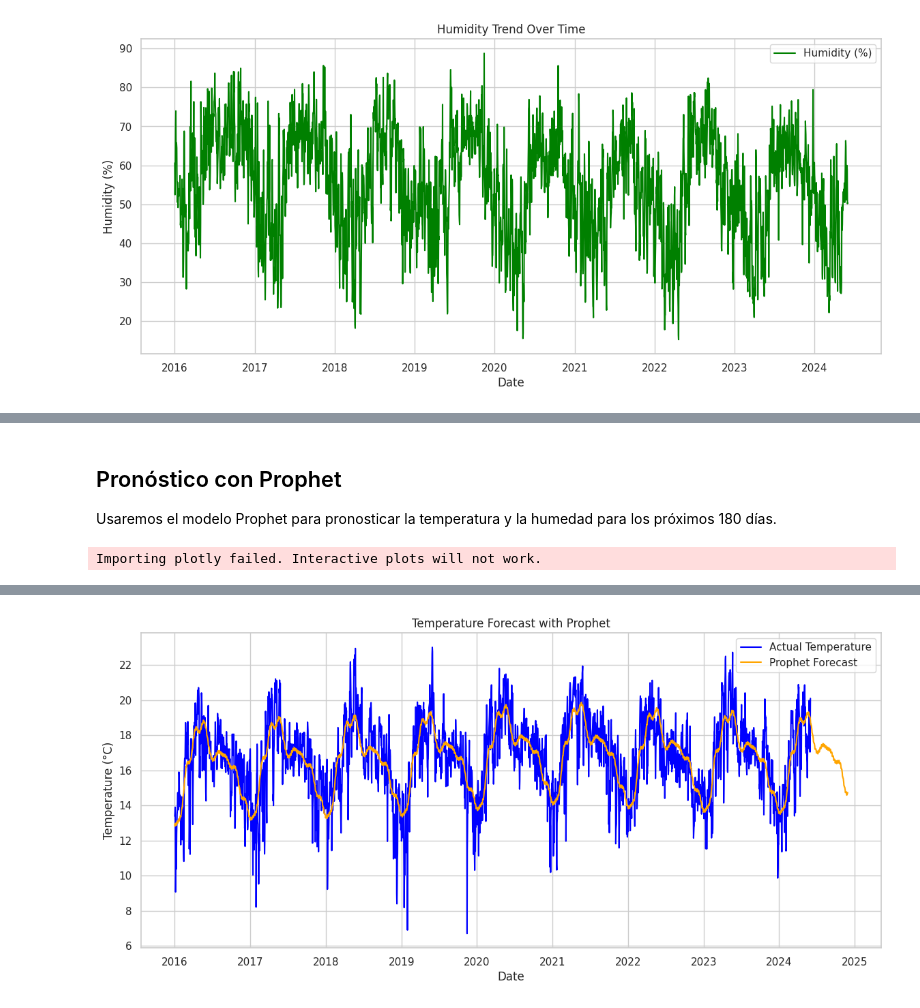
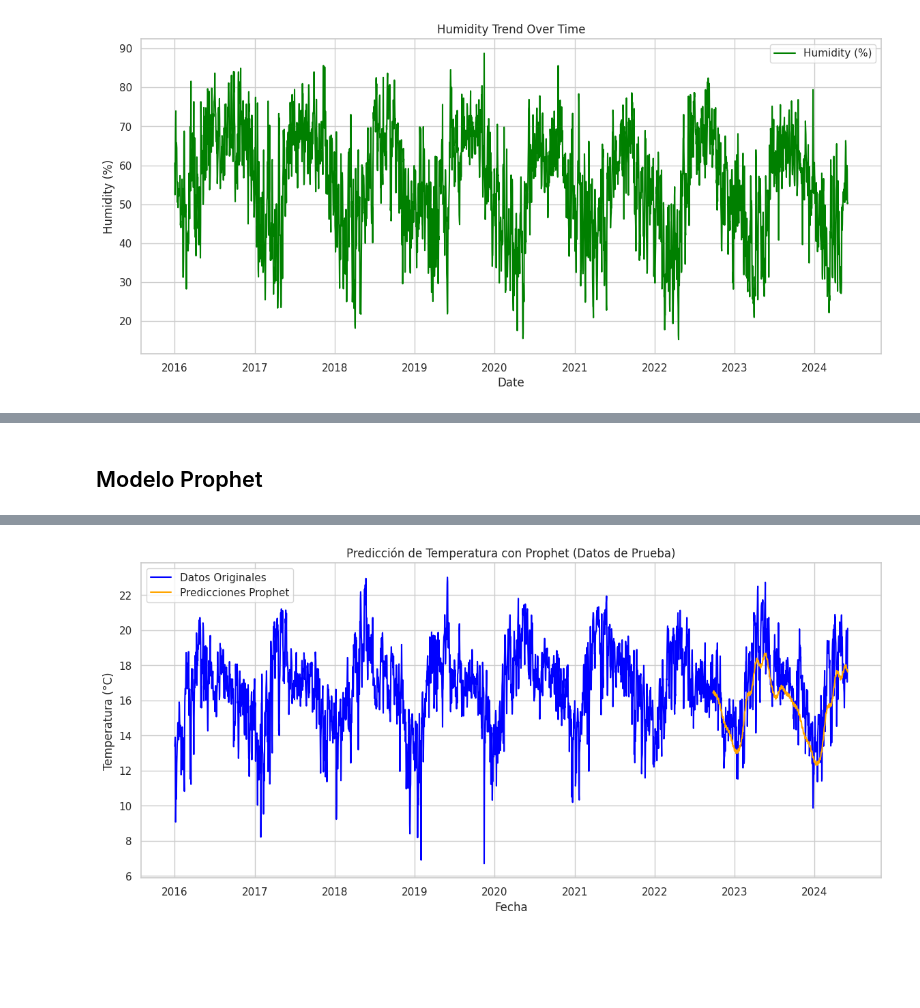
Before and after one commit to stormKx18/TFM_code_repo, a Jupyter notebook: data_analysis/completed_data_analysis_redmet_es.ipynb, the cells around one changed output, grey strips where cells are left out. Saved outputs shown, nothing was run; the diff lists cells and outputs as text; code cells hidden in the pictures; blank space fills up the shorter version.

Commit message:
Updated data analysis notebook for time series data

```diff
--- a/data_analysis/completed_data_analysis_redmet_es.ipynb
+++ b/data_analysis/completed_data_analysis_redmet_es.ipynb
@@ -250,5 +356,3 @@ plt.show()
 # %% [markdown]
 
-## Pronóstico con Prophet
-
-Usaremos el modelo Prophet para pronosticar la temperatura y la humedad para los próximos 180 días.
+## Modelo Prophet
@@ -263,26 +359,33 @@ df_humidity_prophet.columns = ['ds', 'y']
-# %%
-
-# Function to train and forecast using Prophet
-from prophet import Prophet
-
-def prophet_forecast(data, periods=180):
-    model = Prophet()
-    model.fit(data)
-    future = model.make_future_dataframe(periods=periods)
-    forecast = model.predict(future)
-    return forecast
-# %% [output]
-Importing plotly failed. Interactive plots will not work.
 # %%
+from prophet import Prophet
+from sklearn.model_selection import train_test_split
 
-# Forecast temperature
-forecast_temperature = prophet_forecast(df_temperature_prophet)
+# Preparar los datos para Prophet
+df_temperature_prophet = df[['temperature']].reset_index()
+df_temperature_prophet.columns = ['ds', 'y']
+
+# Dividir los datos en entrenamiento y prueba
+train_data, test_data = train_test_split(df_temperature_prophet, test_size=0.2, shuffle=False)
+
+# Función para entrenar y predecir usando Prophet
+def prophet_forecast(train_data, periods):
+    model = Prophet()
+    model.fit(train_data)
+    future = model.make_future_dataframe(periods=periods, include_history=False)
+    forecast = model.predict(future)
+    return forecast
+
+# Hacer predicciones solo para el conjunto de prueba
+periods = len(test_data)  # Número de periodos para predecir
+forecast_temperature = prophet_forecast(train_data, periods)
+
+# Graficar solo los datos de prueba y las predicciones
 plt.figure(figsize=(14, 6))
-plt.plot(df.index, df['temperature'], label='Actual Temperature', color='blue')
-plt.plot(forecast_temperature['ds'], forecast_temperature['yhat'], label='Prophet Forecast', color='orange')
-plt.title('Temperature Forecast with Prophet')
-plt.xlabel('Date')
-plt.ylabel('Temperature (°C)')
+plt.plot(df_temperature_prophet['ds'], df_temperature_prophet['y'], label='Datos Originales', color='blue')
+plt.plot(test_data['ds'], forecast_temperature['yhat'], label='Predicciones Prophet', color='orange')
+plt.title('Predicción de Temperatura con Prophet (Datos de Prueba)')
+plt.xlabel('Fecha')
+plt.ylabel('Temperatura (°C)')
 plt.legend()
 plt.show()
 # %% [output]
@@ -291 +395 @@ plt.show()
-[figure, old version]
+[figure, new version]
```
Also changed, not shown: parts of 16 cells of this notebook, 2 other files.
